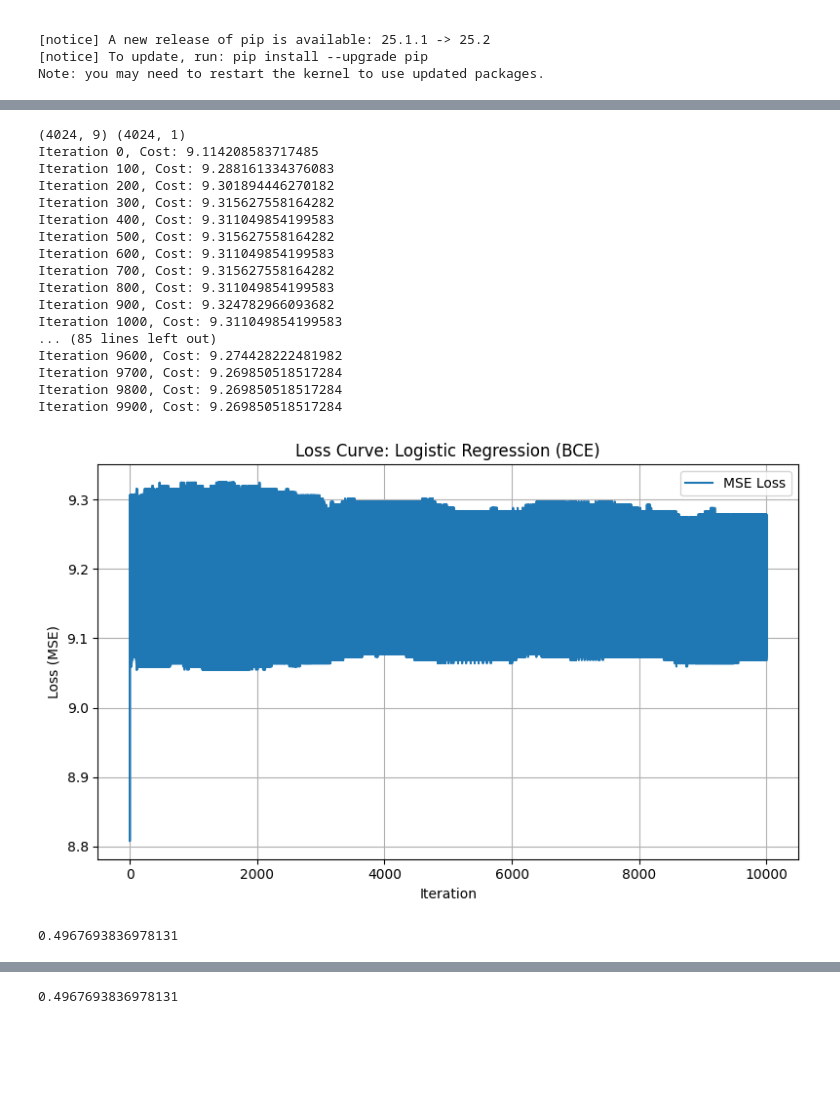
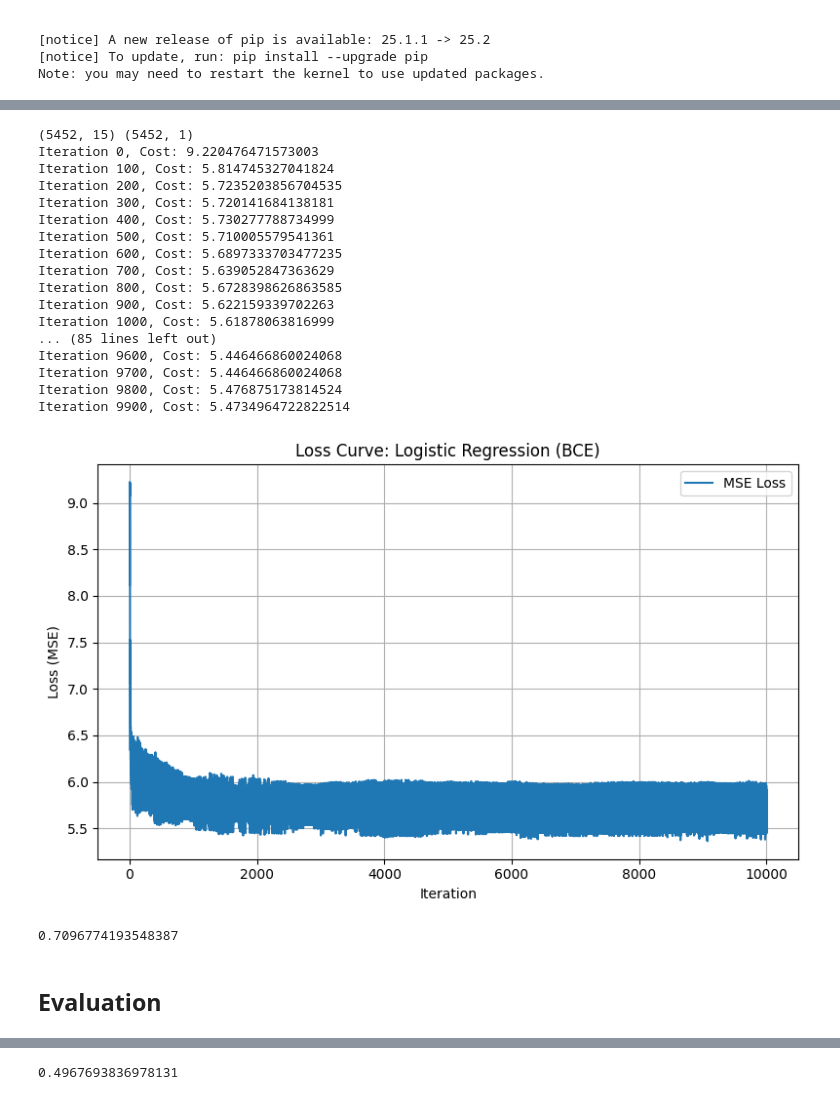
Before and after one commit to Kittonn/intro-to-ml-and-dl-project, a Jupyter notebook: supervised_classifications/logistic_regression.ipynb, the cells around one changed output, grey strips where cells are left out. Drawn from its saved outputs; the diff is of its cells as text; code cells hidden in the pictures; blank space fills up the shorter version.

```diff
--- a/supervised_classifications/logistic_regression.ipynb
+++ b/supervised_classifications/logistic_regression.ipynb
@@ -25,5 +108,5 @@ import matplotlib.pyplot as plt
 # %%
-dataset_path = "../Cleaned_Breast_Cancer.csv"
+dataset_path = "../Label_Encoded_Breast_Cancer.csv"
 df = pd.read_csv(dataset_path)
 
 df.head()
@@ -129,0 +194,7 @@ class LogisticRegressionScratchBCE:
+# %%
+X = df.drop(columns=["Status"])
+y = df["Status"]
+# %%
+# Oversampling
+RS = RandomOverSampler(random_state=42)
+X, y = RS.fit_resample(X, y)
@@ -130,34 +208,41 @@ class LogisticRegressionScratchBCE:
+# %%
+# Train test split
+x_train, x_test, y_train, y_test = train_test_split(
+    X, y, test_size=0.2, random_state=42
+)
 # %%
 # Import necessary libraries
 from sklearn.metrics import accuracy_score
 
 # Train Logistic Regression from scratch
 BCEmodel_scratch = LogisticRegressionScratchBCE(learning_rate=1e-3, num_iterations=10000)
-BCEmodel_scratch.fit(X, y)
+BCEmodel_scratch.fit(x_train, y_train)
 
 # Predict and evaluate
-BCE_pred_scratch = BCEmodel_scratch.predict(X)
+BCE_pred_scratch = BCEmodel_scratch.predict(x_test)
 BCEmodel_scratch.plot_loss()
 
-score = accuracy_score(y, BCE_pred_scratch)
+score = accuracy_score(y_test, BCE_pred_scratch)
 score
 # %% [output]
-(4024, 9) (4024, 1)
-Iteration 0, Cost: 9.114208583717485
-Iteration 100, Cost: 9.288161334376083
-Iteration 200, Cost: 9.301894446270182
-Iteration 300, Cost: 9.315627558164282
-Iteration 400, Cost: 9.311049854199583
-Iteration 500, Cost: 9.315627558164282
-Iteration 600, Cost: 9.311049854199583
-Iteration 700, Cost: 9.315627558164282
-Iteration 800, Cost: 9.311049854199583
-Iteration 900, Cost: 9.324782966093682
-Iteration 1000, Cost: 9.311049854199583
+(5452, 15) (5452, 1)
+Iteration 0, Cost: 9.220476471573003
+Iteration 100, Cost: 5.814745327041824
+Iteration 200, Cost: 5.7235203856704535
+Iteration 300, Cost: 5.720141684138181
+Iteration 400, Cost: 5.730277788734999
+Iteration 500, Cost: 5.710005579541361
+Iteration 600, Cost: 5.6897333703477235
+Iteration 700, Cost: 5.639052847363629
+Iteration 800, Cost: 5.6728398626863585
+Iteration 900, Cost: 5.622159339702263
+Iteration 1000, Cost: 5.61878063816999
 ... (85 lines left out)
-Iteration 9600, Cost: 9.274428222481982
-Iteration 9700, Cost: 9.269850518517284
-Iteration 9800, Cost: 9.269850518517284
-Iteration 9900, Cost: 9.269850518517284
+Iteration 9600, Cost: 5.446466860024068
+Iteration 9700, Cost: 5.446466860024068
+Iteration 9800, Cost: 5.476875173814524
+Iteration 9900, Cost: 5.4734964722822514
-[figure, old version]
+[figure, new version]
-0.4967693836978131
+0.7096774193548387
+# %% [markdown]
+## Evaluation
```
Also changed, not shown: parts of 15 cells of this notebook, 4 other files.
